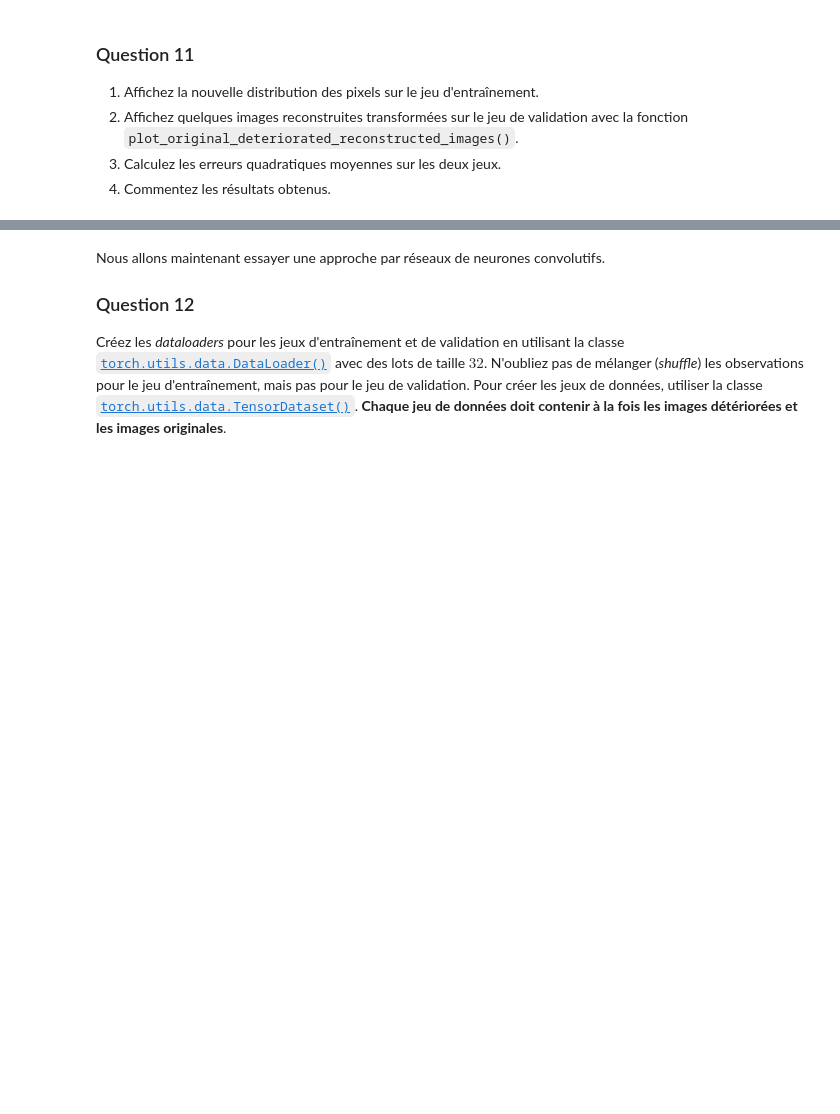
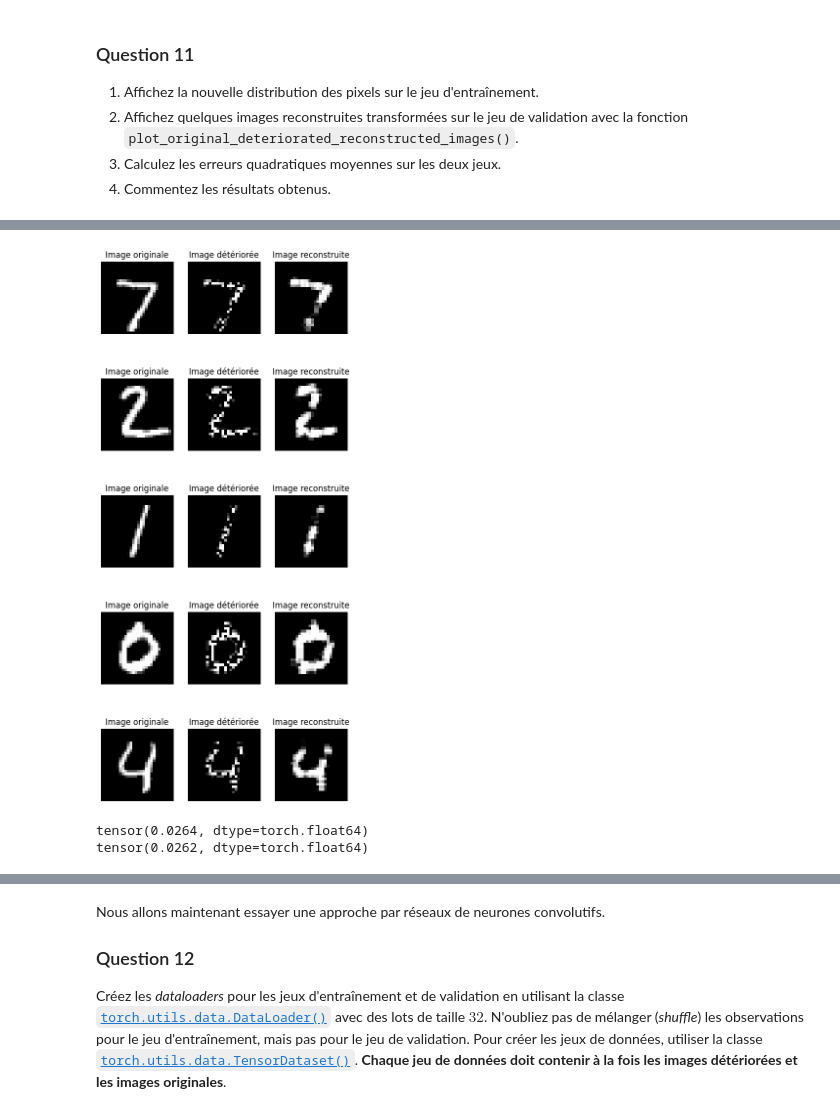
Before and after one commit to louisepech/test, a Jupyter notebook: notebooks/TP_4_1_énoncé.ipynb, the cells around one changed output, grey strips where cells are left out. Drawn from its saved outputs; the diff is of its cells as text; code cells hidden in the pictures; blank space fills up the shorter version.

```diff
--- a/notebooks/TP_4_1_énoncé.ipynb
+++ b/notebooks/TP_4_1_énoncé.ipynb
@@ -500,6 +506,18 @@ X_val_reconstructed_quantile = torch.from_numpy(qt_train_original.inverse_transf
 # %%
-# TODO
+plot_original_deteriorated_reconstructed_images(
+    X_val_original[:5],
+    X_val_deteriorated[:5],
+    X_val_reconstructed_quantile[:5]
+)
+# %% [output]
+[figure, added]
 # %%
-# TODO
+#MSE entraînement
+print(((X_train_original - X_train_reconstructed_quantile) ** 2).mean())
+#MSE validation
+print(((X_val_original - X_val_reconstructed_quantile) ** 2).mean())
+# %% [output]
+tensor(0.0264, dtype=torch.float64)
+tensor(0.0262, dtype=torch.float64)
 # %% [markdown]
 **Réponse** : TODO
```
Also changed, not shown: parts of 2 cells of this notebook.
